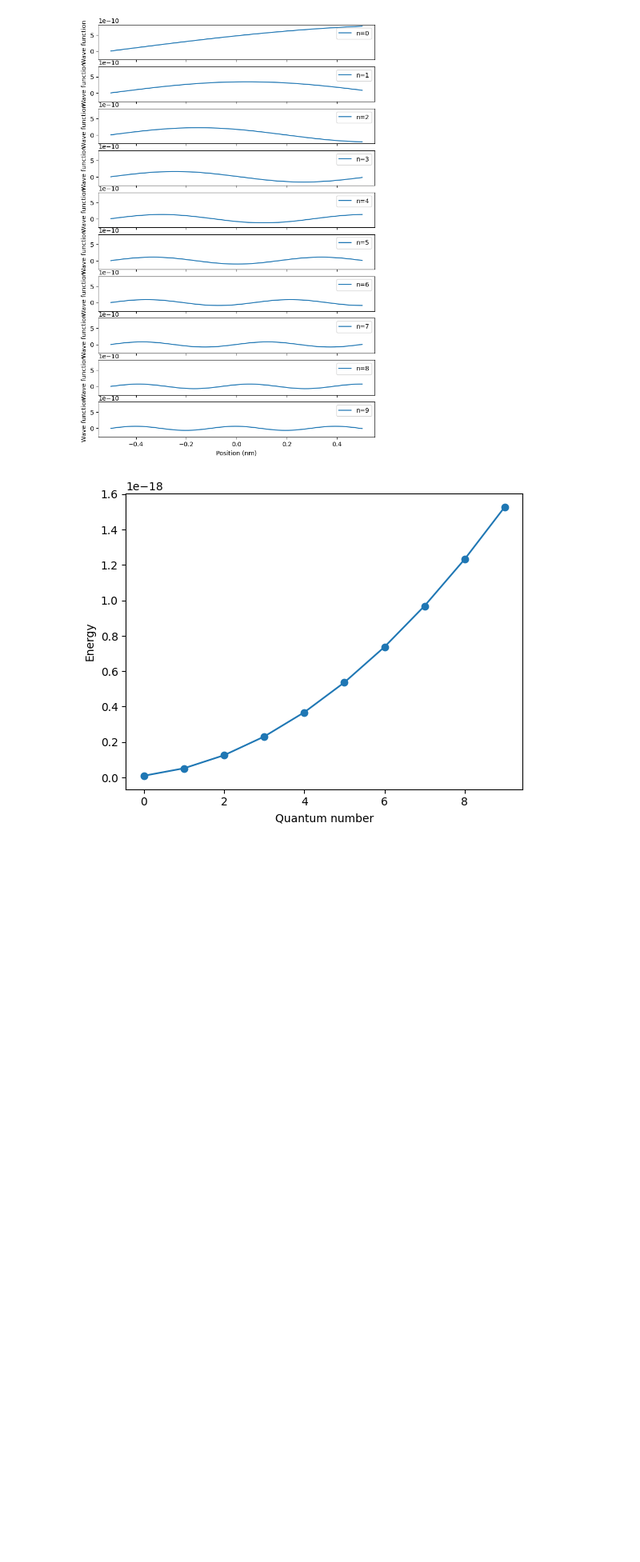
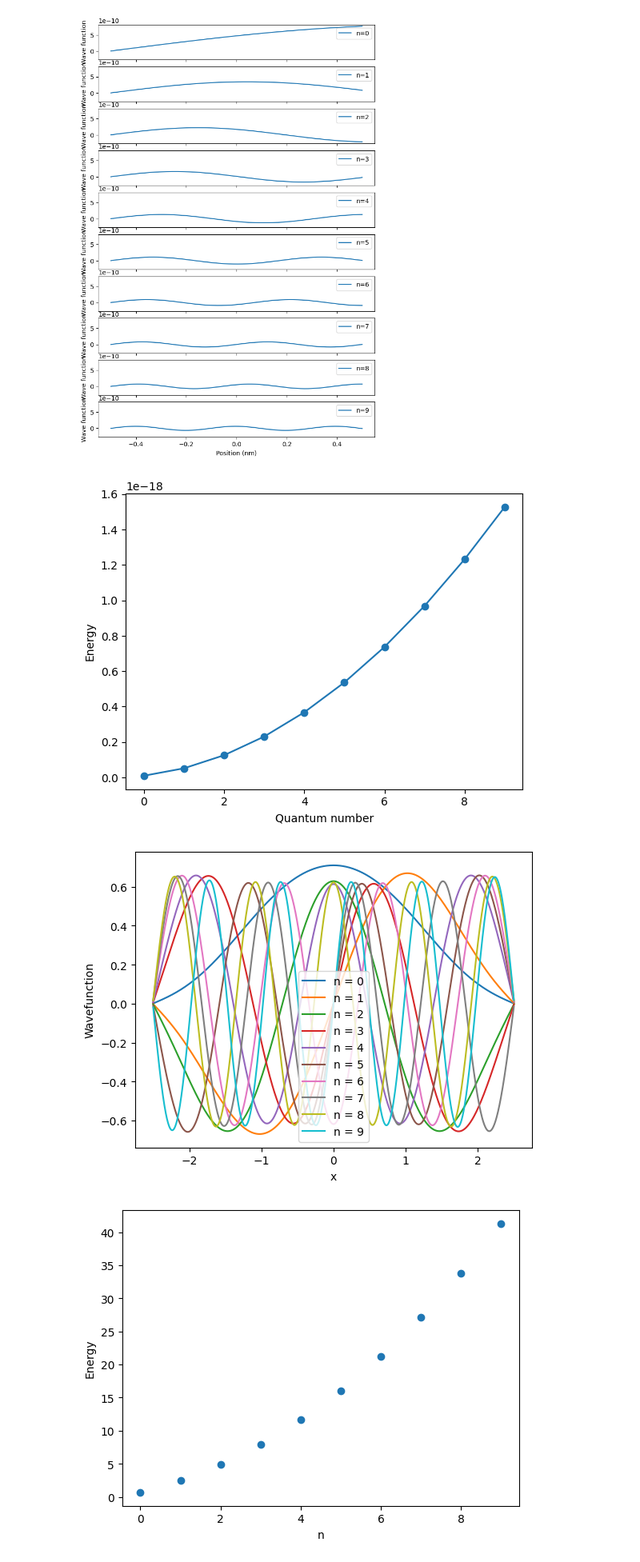
Before and after one commit to BrainConnection/Small_Project, a Jupyter notebook: chat_practice.ipynb, the cells around one changed output. Shown at 80% size. Saved outputs shown, nothing was run; the diff lists cells and outputs as text; code cells hidden in the pictures; blank space fills up the shorter version.

```diff
--- a/chat_practice.ipynb
+++ b/chat_practice.ipynb
@@ -976,3 +976,54 @@ plt.show()
 # %% [output]
 [figure]
 [figure]
+# %%
+import numpy as np
+import matplotlib.pyplot as plt
+
+# Set up the parameters
+m = 1
+w = 1
+hbar = 1
+L = 5
+N = 1000
+x = np.linspace(-L/2, L/2, N)
+dx = x[1] - x[0]
+
+# Define the potential
+V = 0.25 * m * w**2 * x**4
+
+# Define the Hamiltonian matrix
+H = np.zeros((N, N))
+for i in range(N):
+    for j in range(N):
+        if i == j:
+            H[i, j] = 2.0 / (dx**2) + V[i]
+        elif np.abs(i - j) == 1:
+            H[i, j] = -1.0 / (dx**2)
+
+# Diagonalize the Hamiltonian matrix to get the eigenvalues and eigenvectors
+energies, wavefunctions = np.linalg.eigh(H)
+
+# Normalize the wavefunctions
+for i in range(N):
+    norm = np.sqrt(np.sum(wavefunctions[:, i]**2 * dx))
+    wavefunctions[:, i] /= norm
+
+# Plot the wavefunctions
+n_max = 9  # Maximum energy level to plot
+for n in range(n_max + 1):
+    plt.plot(x, wavefunctions[:, n], label=f'n = {n}')
+plt.xlabel('x')
+plt.ylabel('Wavefunction')
+plt.legend()
+plt.show()
+
+# Plot the energy levels
+energy_levels = energies[:n_max+1]
+plt.plot(np.arange(n_max+1), energy_levels, 'o')
+plt.xlabel('n')
+plt.ylabel('Energy')
+plt.show()
+# %% [output]
+[figure, added]
+[figure, added]
```
Also changed, not shown: parts of 4 cells of this notebook.
